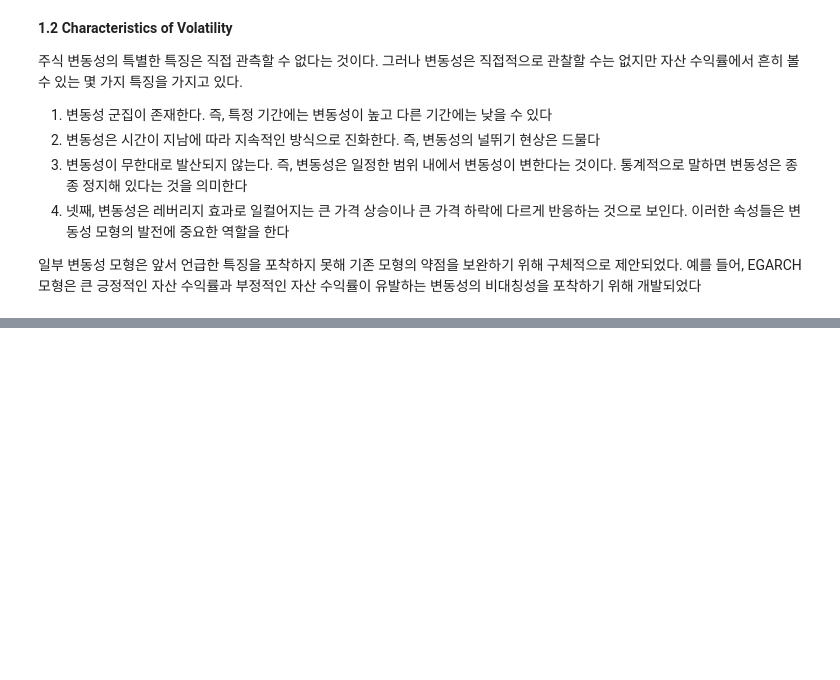
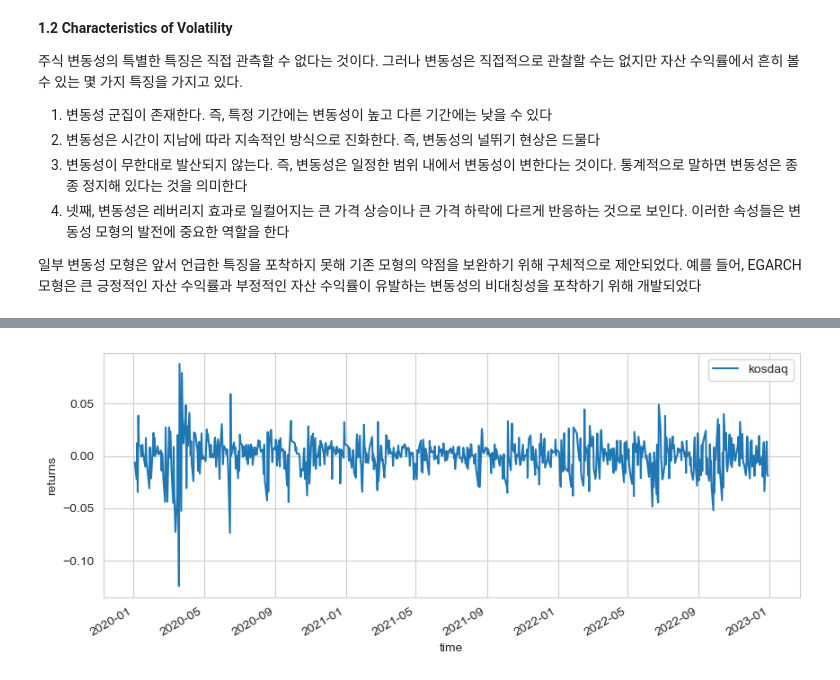
Before and after one commit to Tommylee1013/QUANTIFI, a Jupyter notebook: Week 08/GARCH and Markov-Switching Models.ipynb, the cells around one changed output, grey strips where cells are left out. Drawn from its saved outputs; the diff is of its cells as text; code cells hidden in the pictures; blank space fills up the shorter version.

```diff
--- a/Week 08/GARCH and Markov-Switching Models.ipynb
+++ b/Week 08/GARCH and Markov-Switching Models.ipynb
@@ -114,0 +197,7 @@ plt.show()
+# %%
+fig, ax = plt.subplots(figsize = (10, 4))
+ret.plot(label = "kosdaq", ax = ax)
+ax.set(xlabel = "time", ylabel = "returns")
+ax.legend();
+# %% [output]
+[figure, added]
```
Also changed, not shown: parts of 11 cells of this notebook, 2 other files.
